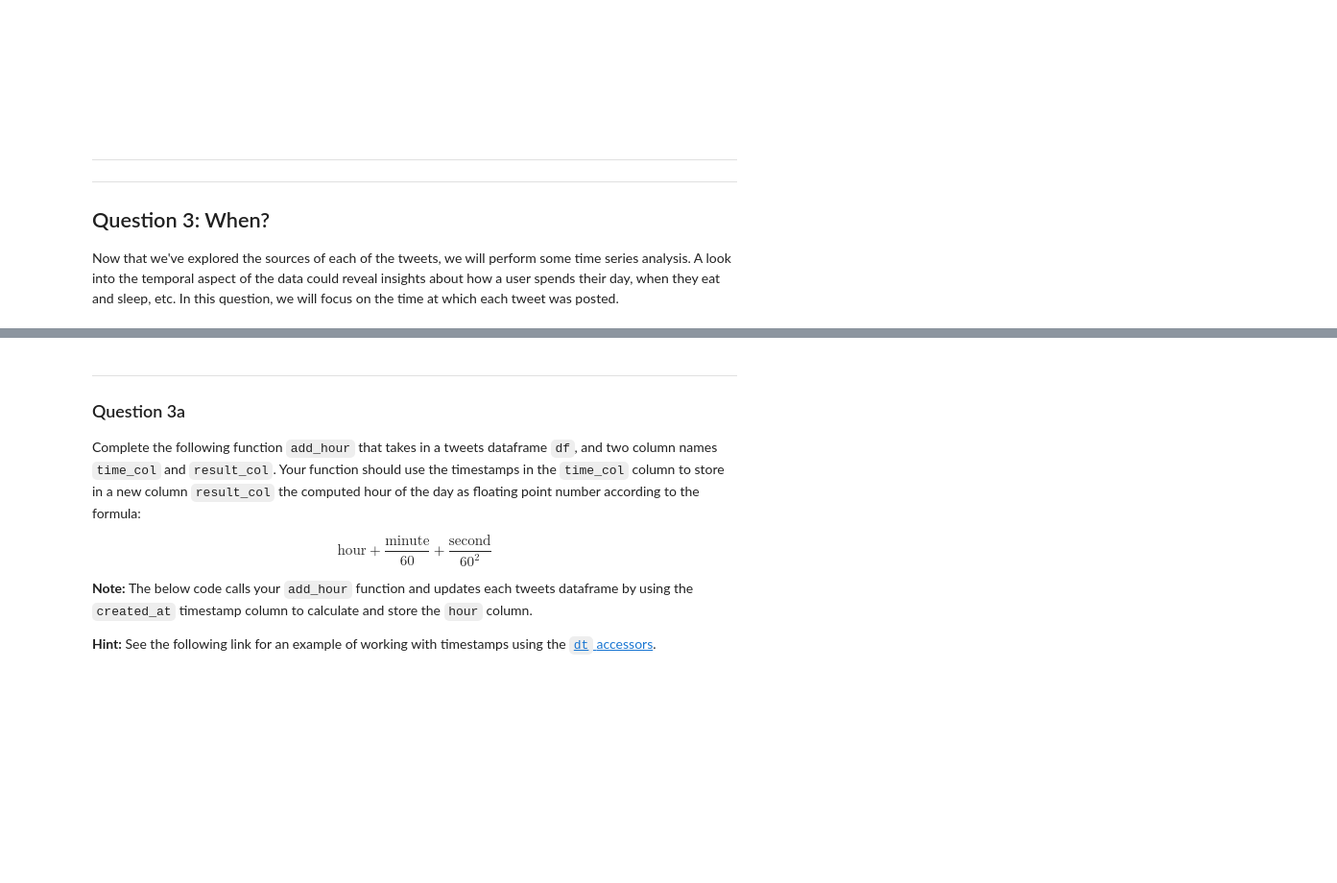
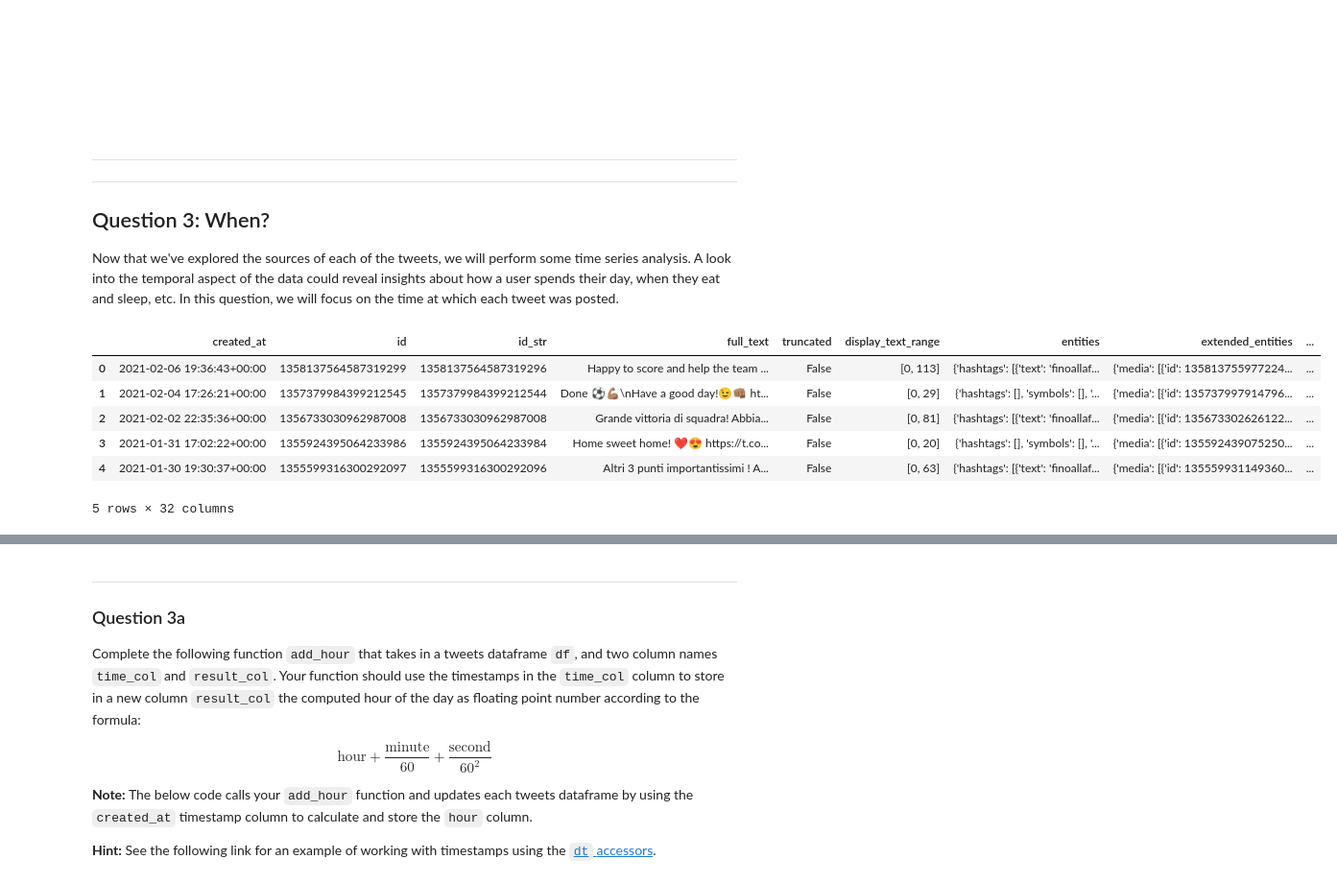
Before and after one commit to brianballer/ds100-sp22, a Jupyter notebook: hw/hw03/hw03.ipynb, the cells around one changed output, grey strips where cells are left out. Shown: that part at 96% size. Saved outputs shown, nothing was run; the diff lists cells and outputs as text; code cells hidden in the pictures; blank space fills up the shorter version.

```diff
--- a/hw/hw03/hw03.ipynb
+++ b/hw/hw03/hw03.ipynb
@@ -513,3 +576,13 @@ _Type your answer here, replacing this text._
 ## Question 3: When?
 
 Now that we've explored the sources of each of the tweets, we will perform some time series analysis. A look into the temporal aspect of the data could reveal insights about how a user spends their day, when they eat and sleep, etc. In this question, we will focus on the time at which each tweet was posted.
+# %%
+tweets['Cristiano'].head()
+# %% [output]
+|  | created_at | id | id_str | full_text | truncated | display_text_range | entities | extended_entities | ... |
+| 0 | 2021-02-06 19:36:43+00:00 | 1358137564587319299 | 1358137564587319296 | Happy to score and help the team ... | False | [0, 113] | {'hashtags': [{'text': 'finoallaf... | {'media': [{'id': 135813755977224... | ... |
+| 1 | 2021-02-04 17:26:21+00:00 | 1357379984399212545 | 1357379984399212544 | Done ⚽️💪🏽\nHave a good day!😉👊🏽 ht... | False | [0, 29] | {'hashtags': [], 'symbols': [], '... | {'media': [{'id': 135737997914796... | ... |
+| 2 | 2021-02-02 22:35:36+00:00 | 1356733030962987008 | 1356733030962987008 | Grande vittoria di squadra! Abbia... | False | [0, 81] | {'hashtags': [{'text': 'finoallaf... | {'media': [{'id': 135673302626122... | ... |
+| 3 | 2021-01-31 17:02:22+00:00 | 1355924395064233986 | 1355924395064233984 | Home sweet home! ❤️😍 https://t.co... | False | [0, 20] | {'hashtags': [], 'symbols': [], '... | {'media': [{'id': 135592439075250... | ... |
+| 4 | 2021-01-30 19:30:37+00:00 | 1355599316300292097 | 1355599316300292096 | Altri 3 punti importantissimi ! A... | False | [0, 63] | {'hashtags': [{'text': 'finoallaf... | {'media': [{'id': 135559931149360... | ... |
+5 rows × 32 columns
```
Also changed, not shown: parts of 19 cells of this notebook.
